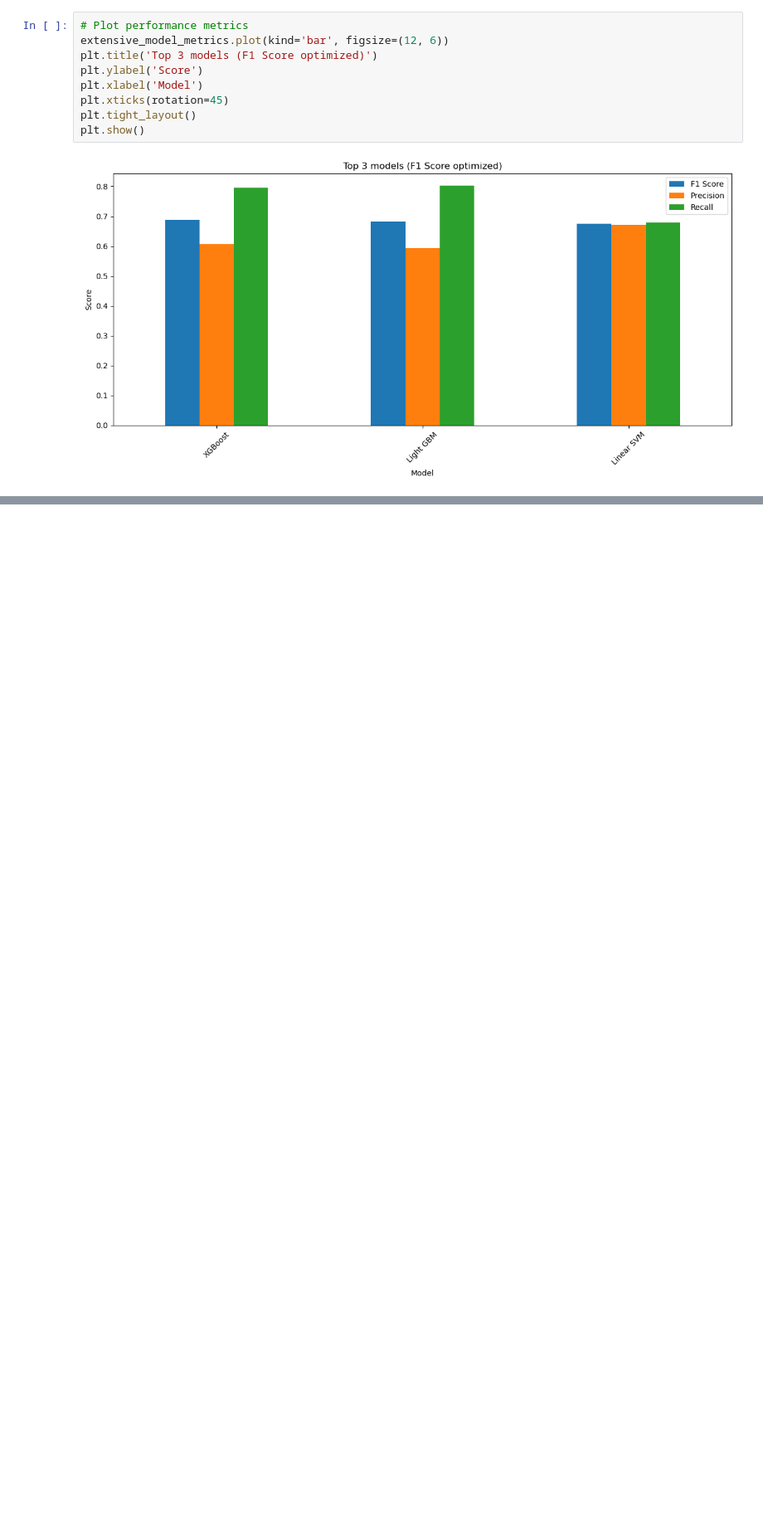
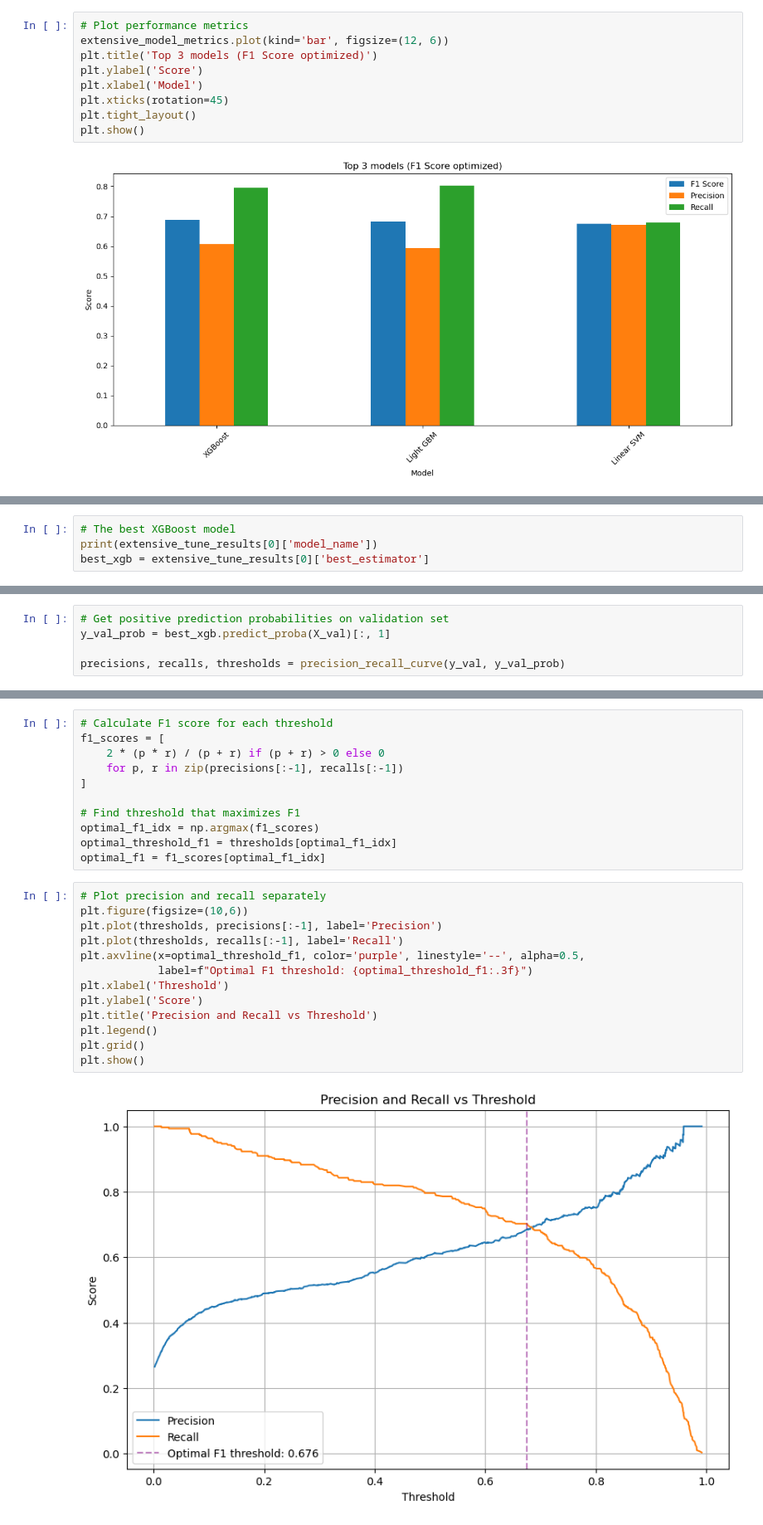
Before and after one commit to seckinadali/telco-churn-prediction, a Jupyter notebook: notebooks/03_model_development.ipynb, the cells around one changed output, grey strips where cells are left out. Shown at 83% size. Cells and saved outputs as stored; diff of their text form; blank space fills up the shorter version.

Commit message:
Choose the best model and add threshold adjustment for the optimal F1 score

```diff
--- a/notebooks/03_model_development.ipynb
+++ b/notebooks/03_model_development.ipynb
@@ -1017,0 +1028,4 @@ plt.show()
+# %%
+# The best XGBoost model
+print(extensive_tune_results[0]['model_name'])
+best_xgb = extensive_tune_results[0]['best_estimator']
@@ -1017,0 +1044,5 @@ plt.show()
+# %%
+# Get positive prediction probabilities on validation set
+y_val_prob = best_xgb.predict_proba(X_val)[:, 1]
+
+precisions, recalls, thresholds = precision_recall_curve(y_val, y_val_prob)
@@ -1017,0 +1053,26 @@ plt.show()
+# %%
+# Calculate F1 score for each threshold
+f1_scores = [
+    2 * (p * r) / (p + r) if (p + r) > 0 else 0
+    for p, r in zip(precisions[:-1], recalls[:-1])
+]
+
+# Find threshold that maximizes F1
+optimal_f1_idx = np.argmax(f1_scores)
+optimal_threshold_f1 = thresholds[optimal_f1_idx]
+optimal_f1 = f1_scores[optimal_f1_idx]
+# %%
+# Plot precision and recall separately
+plt.figure(figsize=(10,6))
+plt.plot(thresholds, precisions[:-1], label='Precision')
+plt.plot(thresholds, recalls[:-1], label='Recall')
+plt.axvline(x=optimal_threshold_f1, color='purple', linestyle='--', alpha=0.5,
+            label=f"Optimal F1 threshold: {optimal_threshold_f1:.3f}")
+plt.xlabel('Threshold')
+plt.ylabel('Score')
+plt.title('Precision and Recall vs Threshold')
+plt.legend()
+plt.grid()
+plt.show()
+# %% [output]
+[figure, added]
```
Also changed, not shown: parts of 12 cells of this notebook.
